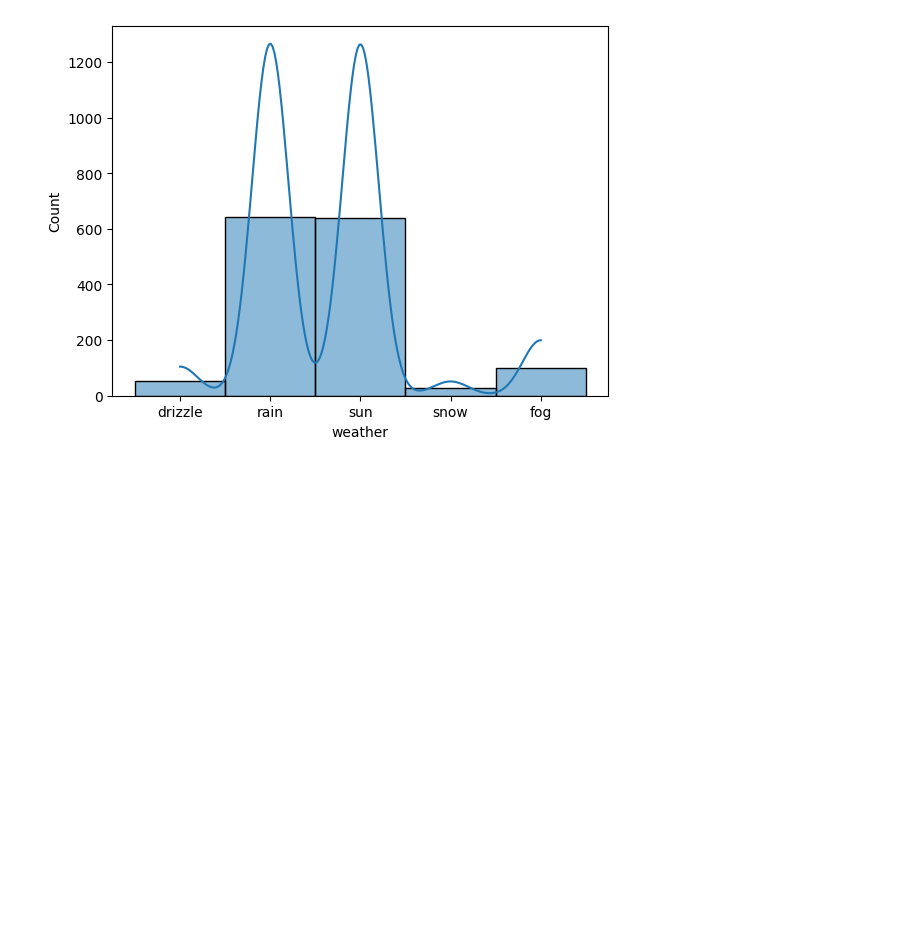
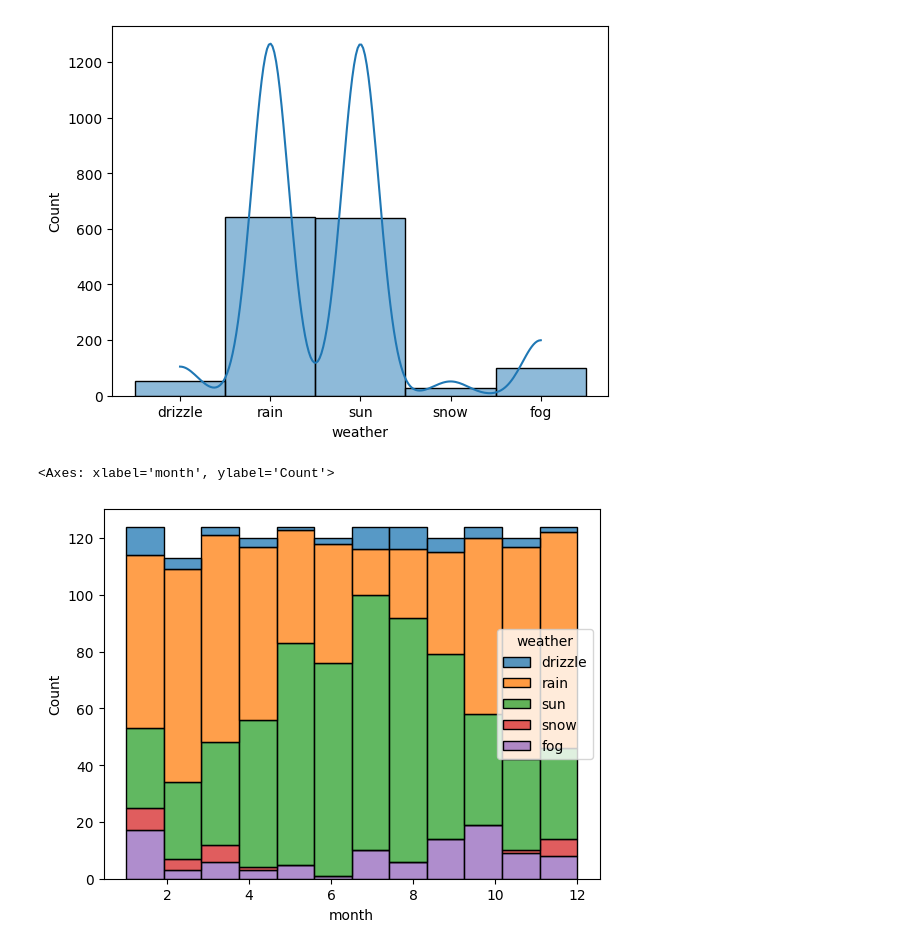
Before and after one commit to Inezariane/EDA--Exploratory-Data-Analysis-, a Jupyter notebook: explore_dataset.ipynb, the cells around one changed output. Saved outputs shown, nothing was run; the diff lists cells and outputs as text; code cells hidden in the pictures; blank space fills up the shorter version.

```diff
--- a/explore_dataset.ipynb
+++ b/explore_dataset.ipynb
@@ -60,6 +60,10 @@ sns.histplot(df['weather'], bins=30, kde=True)
 <Axes: xlabel='weather', ylabel='Count'>
 [figure]
 # %%
-# Let us try to group the weather by month and see the variations.
+# Let us try to group the weather by month and see the variations and distribution of weather throughout the month.
 
-df['month'] =
+df['month'] = pd.to_datetime(df['date']).dt.month
+sns.histplot(data=df, x='month', hue='weather', multiple='stack', bins=12)
+# %% [output]
+<Axes: xlabel='month', ylabel='Count'>
+[figure, added]
```
